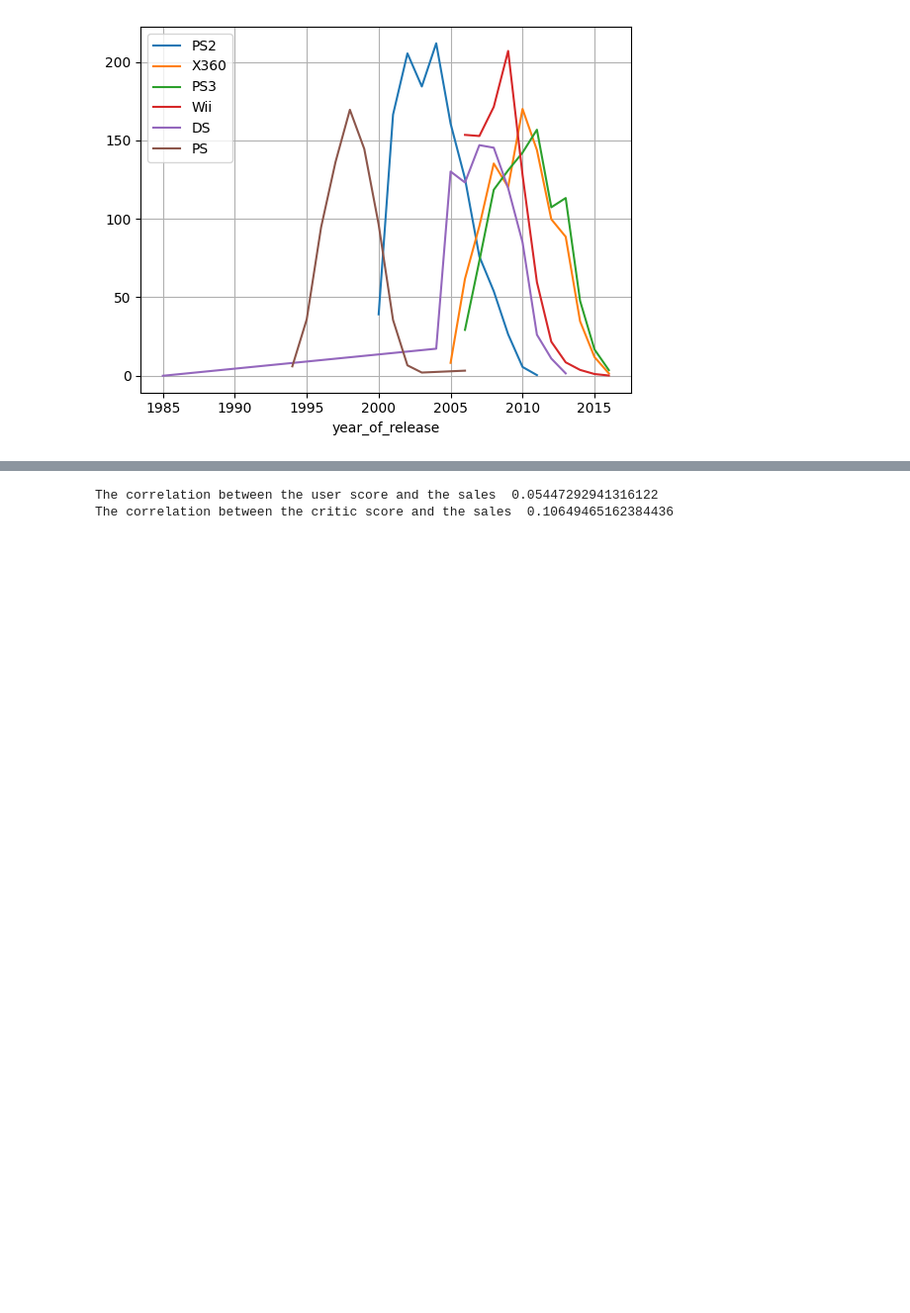
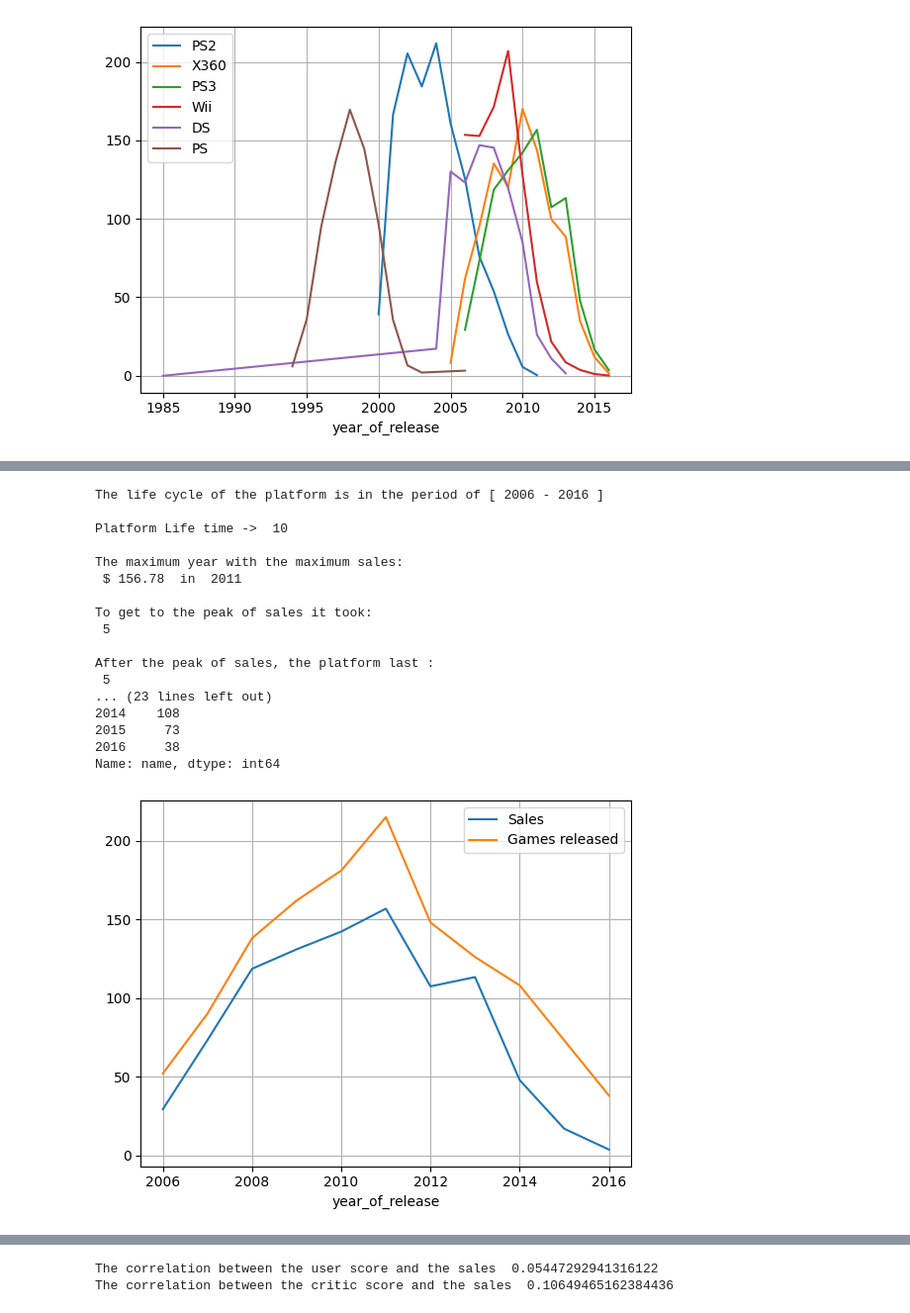
Before and after one commit to JimenaMaSuMu/VideoGameProject, a Jupyter notebook: code.ipynb, the cells around one changed output, grey strips where cells are left out. Shown: that part at 99% size. Cells and saved outputs as stored; diff of their text form; code cells hidden in the pictures; blank space fills up the shorter version.

```diff
--- a/code.ipynb
+++ b/code.ipynb
@@ -508,0 +357,33 @@ Mira cómo las reseñas de usuarios y profesionales afectan las ventas de una pl
+# %%
+#PS3 INFO
+PS3_platform = games_top[games_top['platform']=='PS3']
+PS3_start = PS3_platform['year_of_release'].min()
+PS3_end = PS3_platform['year_of_release'].max()
+PS3_max_sales,PS3_peak, PS3_to_peak, PS3_to_fall, PS3_life_time =life_cycle(PS3,PS3_start,PS3_end)
+PS3_games = PS3_platform.groupby('year_of_release')['name'].count()
+imprimir(PS3_max_sales,PS3_peak, PS3_to_peak, PS3_to_fall, PS3_life_time,PS3_start,PS3_end)
+print(PS3)
+print(PS3_games)
+PS3.plot(x='year_of_release',y='total_sales')
+PS3_games.plot(x='year_of_release',y='name')
+plt.legend(['Sales','Games released'])
+plt.grid(True)
+# %% [output]
+The life cycle of the platform is in the period of [ 2006 - 2016 ]
+
+Platform Life time ->  10
+
+The maximum year with the maximum sales:
+ $ 156.78  in  2011
+
+To get to the peak of sales it took:
+ 5
+
+After the peak of sales, the platform last :
+ 5
+... (23 lines left out)
+2014    108
+2015     73
+2016     38
+Name: name, dtype: int64
+[figure, added]
```
Also changed, not shown: parts of 52 cells of this notebook.
